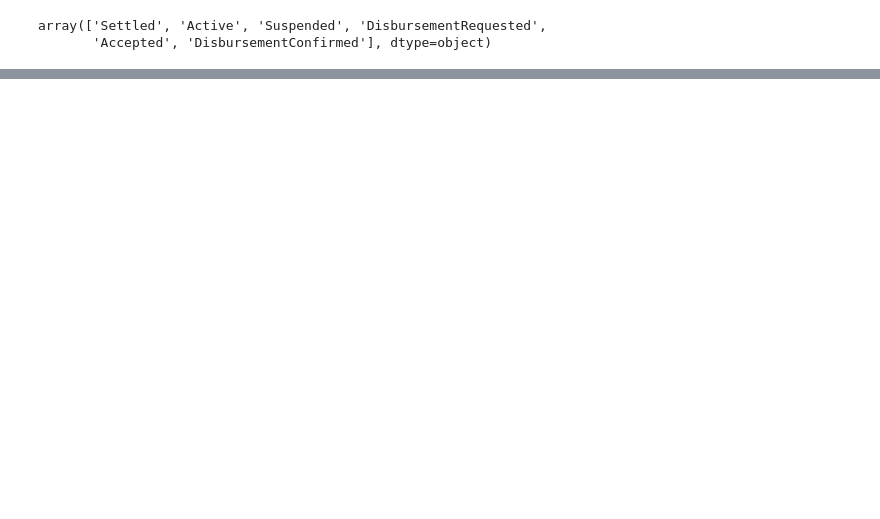
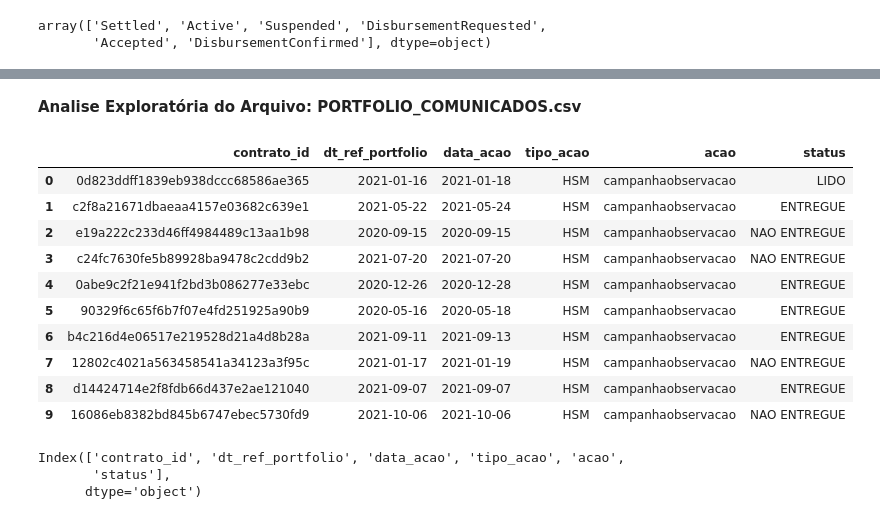
Before and after one commit to murilofarias10/STONE_DATA_CHALLENGE_2022-MURILO-FARIAS, a Jupyter notebook: STONE_DATA_CHALLENGE_2022_MURILO_FARIAS.ipynb, the cells around one changed output, grey strips where cells are left out. Drawn from its saved outputs; the diff is of its cells as text; code cells hidden in the pictures; blank space fills up the shorter version.

```diff
--- a/STONE_DATA_CHALLENGE_2022_MURILO_FARIAS.ipynb
+++ b/STONE_DATA_CHALLENGE_2022_MURILO_FARIAS.ipynb
@@ -175,0 +253,27 @@ PORTFOLIO_GERAL_TRATADO.to_csv ('PORTFOLIO_GERAL_TRATADO_COMPACTADO.zip', index=
+# %% [markdown]
+**Analise Exploratória do Arquivo: PORTFOLIO_COMUNICADOS.csv**
+# %%
+#Carregando o arquivo que está no drive
+PORTFOLIO_COMUNICADOS = pd.read_csv('/content/drive/MyDrive/Colab Notebooks/DC22/Arquivos_Originais/portfolio_comunicados.csv')
+# %%
+#Visualizando as primeiras 10 linhas do arquivo
+PORTFOLIO_COMUNICADOS.head(10)
+# %% [output]
+|  | contrato_id | dt_ref_portfolio | data_acao | tipo_acao | acao | status |
+| 0 | 0d823ddff1839eb938dccc68586ae365 | 2021-01-16 | 2021-01-18 | HSM | campanhaobservacao | LIDO |
+| 1 | c2f8a21671dbaeaa4157e03682c639e1 | 2021-05-22 | 2021-05-24 | HSM | campanhaobservacao | ENTREGUE |
+| 2 | e19a222c233d46ff4984489c13aa1b98 | 2020-09-15 | 2020-09-15 | HSM | campanhaobservacao | NAO ENTREGUE |
+| 3 | c24fc7630fe5b89928ba9478c2cdd9b2 | 2021-07-20 | 2021-07-20 | HSM | campanhaobservacao | NAO ENTREGUE |
+| 4 | 0abe9c2f21e941f2bd3b086277e33ebc | 2020-12-26 | 2020-12-28 | HSM | campanhaobservacao | ENTREGUE |
+| 5 | 90329f6c65f6b7f07e4fd251925a90b9 | 2020-05-16 | 2020-05-18 | HSM | campanhaobservacao | ENTREGUE |
+| 6 | b4c216d4e06517e219528d21a4d8b28a | 2021-09-11 | 2021-09-13 | HSM | campanhaobservacao | ENTREGUE |
+| 7 | 12802c4021a563458541a34123a3f95c | 2021-01-17 | 2021-01-19 | HSM | campanhaobservacao | NAO ENTREGUE |
+| 8 | d14424714e2f8fdb66d437e2ae121040 | 2021-09-07 | 2021-09-07 | HSM | campanhaobservacao | ENTREGUE |
+| 9 | 16086eb8382bd845b6747ebec5730fd9 | 2021-10-06 | 2021-10-06 | HSM | campanhaobservacao | NAO ENTREGUE |
+# %%
+#Verificando os nomes das colunas
+PORTFOLIO_COMUNICADOS.columns
+# %% [output]
+Index(['contrato_id', 'dt_ref_portfolio', 'data_acao', 'tipo_acao', 'acao',
+       'status'],
+      dtype='object')
```
Also changed, not shown: parts of 31 cells of this notebook.
